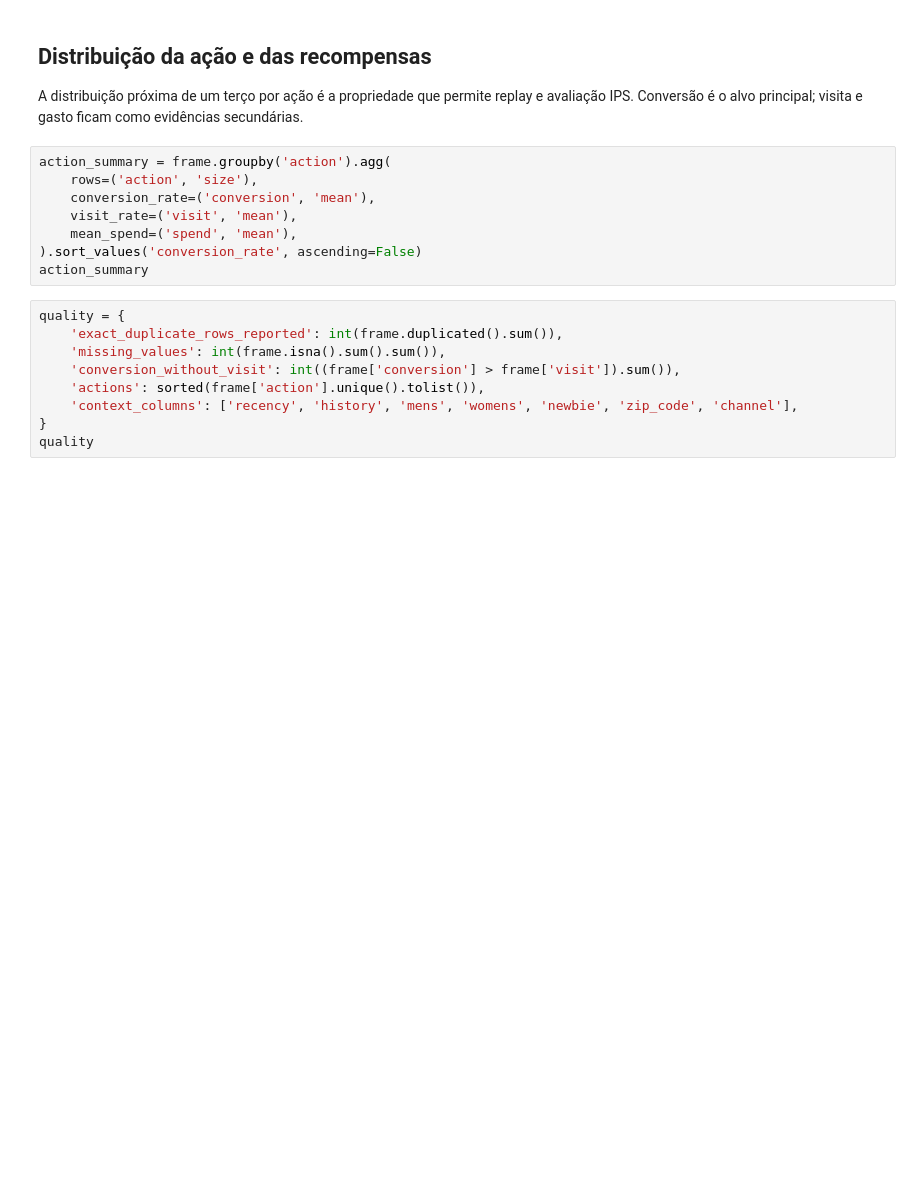
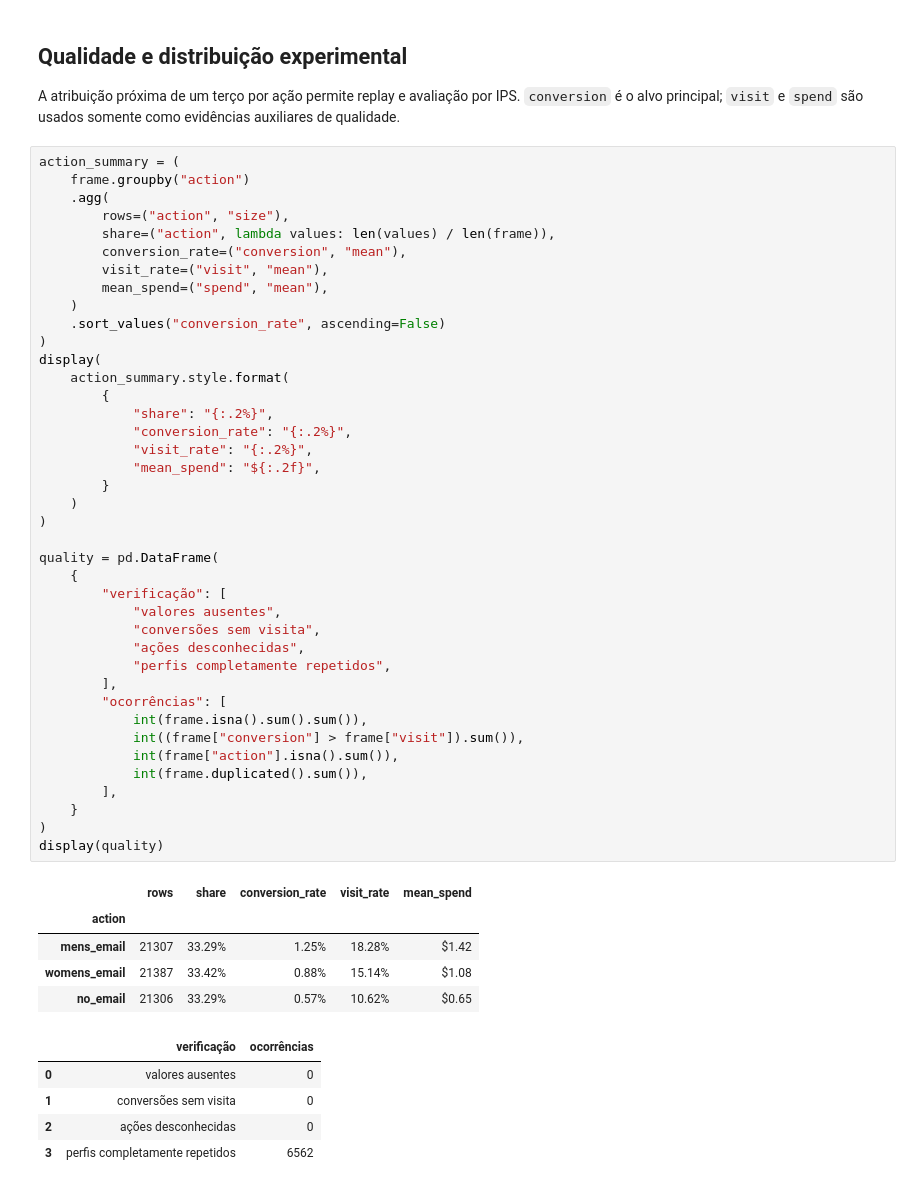
Before and after one commit to jonathancavalcante77/tech-challenge-fase5, a Jupyter notebook: notebooks/01_eda.ipynb, the cells around one changed output. Drawn from its saved outputs; the diff is of its cells as text; blank space fills up the shorter version.

```diff
--- a/notebooks/01_eda.ipynb
+++ b/notebooks/01_eda.ipynb
@@ -17,21 +43,55 @@ print({'rows': len(frame), 'columns': list(frame.columns), 'sha256': sha256(DATA
 # %% [markdown]
-## Distribuição da ação e das recompensas
+## Qualidade e distribuição experimental
 
-A distribuição próxima de um terço por ação é a propriedade que permite replay e avaliação IPS. Conversão é o alvo principal; visita e gasto ficam como evidências secundárias.
+A atribuição próxima de um terço por ação permite replay e avaliação por IPS. `conversion` é o alvo principal; `visit` e `spend` são usados somente como evidências auxiliares de qualidade.
-# %%
-action_summary = frame.groupby('action').agg(
-    rows=('action', 'size'),
-    conversion_rate=('conversion', 'mean'),
-    visit_rate=('visit', 'mean'),
-    mean_spend=('spend', 'mean'),
-).sort_values('conversion_rate', ascending=False)
-action_summary
-# %%
-quality = {
-    'exact_duplicate_rows_reported': int(frame.duplicated().sum()),
-    'missing_values': int(frame.isna().sum().sum()),
-    'conversion_without_visit': int((frame['conversion'] > frame['visit']).sum()),
-    'actions': sorted(frame['action'].unique().tolist()),
-    'context_columns': ['recency', 'history', 'mens', 'womens', 'newbie', 'zip_code', 'channel'],
-}
-quality
+# %%
+action_summary = (
+    frame.groupby("action")
+    .agg(
+        rows=("action", "size"),
+        share=("action", lambda values: len(values) / len(frame)),
+        conversion_rate=("conversion", "mean"),
+        visit_rate=("visit", "mean"),
+        mean_spend=("spend", "mean"),
+    )
+    .sort_values("conversion_rate", ascending=False)
+)
+display(
+    action_summary.style.format(
+        {
+            "share": "{:.2%}",
+            "conversion_rate": "{:.2%}",
+            "visit_rate": "{:.2%}",
+            "mean_spend": "${:.2f}",
+        }
+    )
+)
+
+quality = pd.DataFrame(
+    {
+        "verificação": [
+            "valores ausentes",
+            "conversões sem visita",
+            "ações desconhecidas",
+            "perfis completamente repetidos",
+        ],
+        "ocorrências": [
+            int(frame.isna().sum().sum()),
+            int((frame["conversion"] > frame["visit"]).sum()),
+            int(frame["action"].isna().sum()),
+            int(frame.duplicated().sum()),
+        ],
+    }
+)
+display(quality)
+# %% [output]
+|  | rows | share | conversion_rate | visit_rate | mean_spend |
+| action |  |  |  |  |  |
+| mens_email | 21307 | 33.29% | 1.25% | 18.28% | $1.42 |
+| womens_email | 21387 | 33.42% | 0.88% | 15.14% | $1.08 |
+| no_email | 21306 | 33.29% | 0.57% | 10.62% | $0.65 |
+|  | verificação | ocorrências |
+| 0 | valores ausentes | 0 |
+| 1 | conversões sem visita | 0 |
+| 2 | ações desconhecidas | 0 |
+| 3 | perfis completamente repetidos | 6562 |
```
Also changed, not shown: parts of 7 cells of this notebook, 40 other files.
